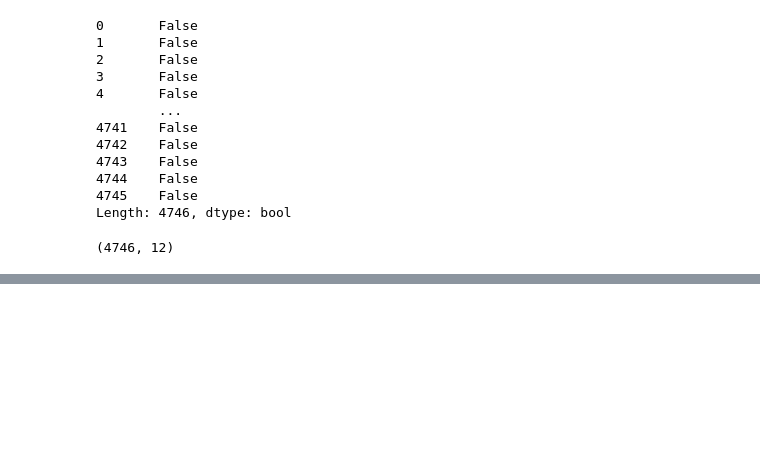
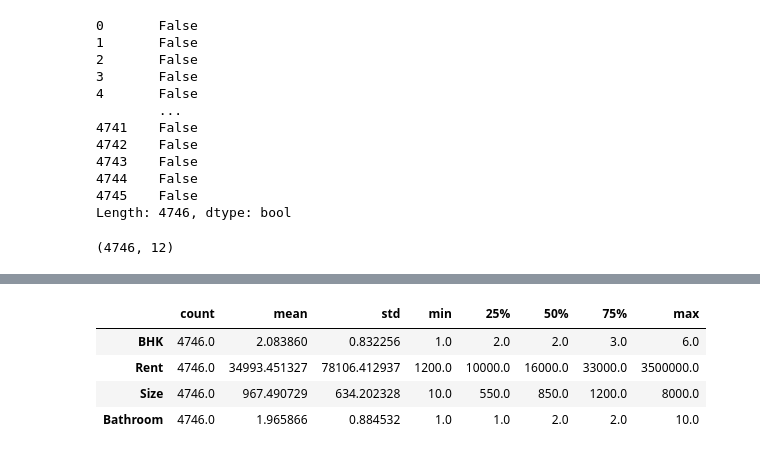
Before and after one commit to DenzAviator/HouseRentPrediction, a Jupyter notebook: notebooks/EDA.ipynb, the cells around one changed output, grey strips where cells are left out. Cells and saved outputs as stored; diff of their text form; code cells hidden in the pictures; blank space fills up the shorter version.

```diff
--- a/notebooks/EDA.ipynb
+++ b/notebooks/EDA.ipynb
@@ -146,0 +263,8 @@ df.shape
+# %%
+df[numerical_values].describe().T
+# %% [output]
+|  | count | mean | std | min | 25% | 50% | 75% | max |
+| BHK | 4746.0 | 2.083860 | 0.832256 | 1.0 | 2.0 | 2.0 | 3.0 | 6.0 |
+| Rent | 4746.0 | 34993.451327 | 78106.412937 | 1200.0 | 10000.0 | 16000.0 | 33000.0 | 3500000.0 |
+| Size | 4746.0 | 967.490729 | 634.202328 | 10.0 | 550.0 | 850.0 | 1200.0 | 8000.0 |
+| Bathroom | 4746.0 | 1.965866 | 0.884532 | 1.0 | 1.0 | 2.0 | 2.0 | 10.0 |
```
Also changed, not shown: parts of 12 cells of this notebook.
